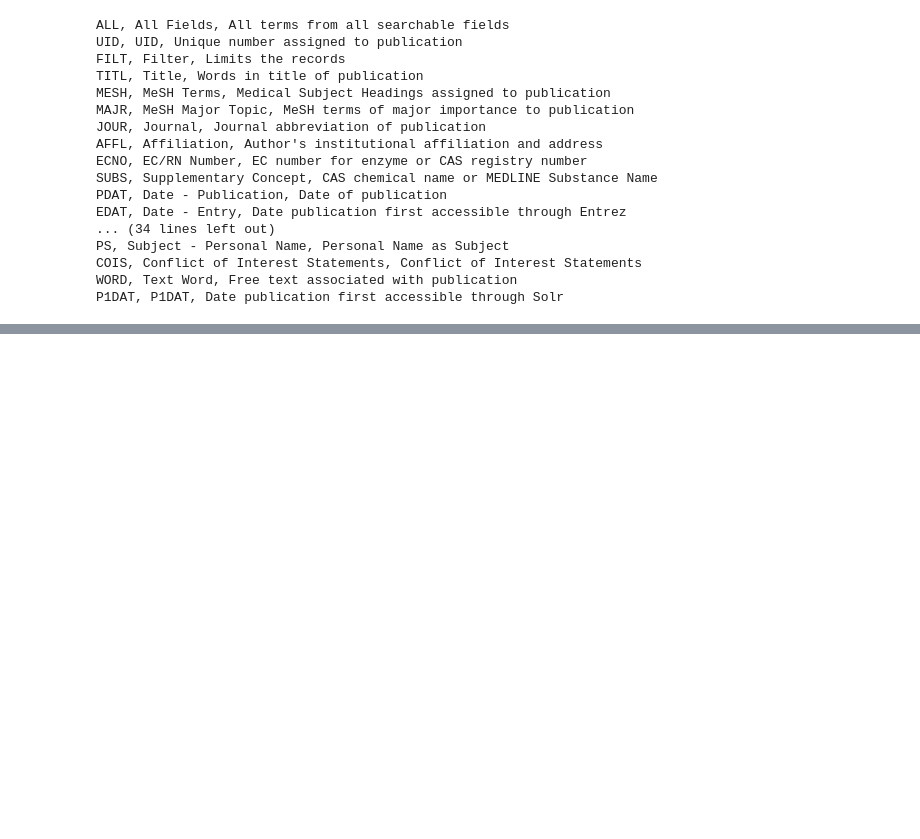
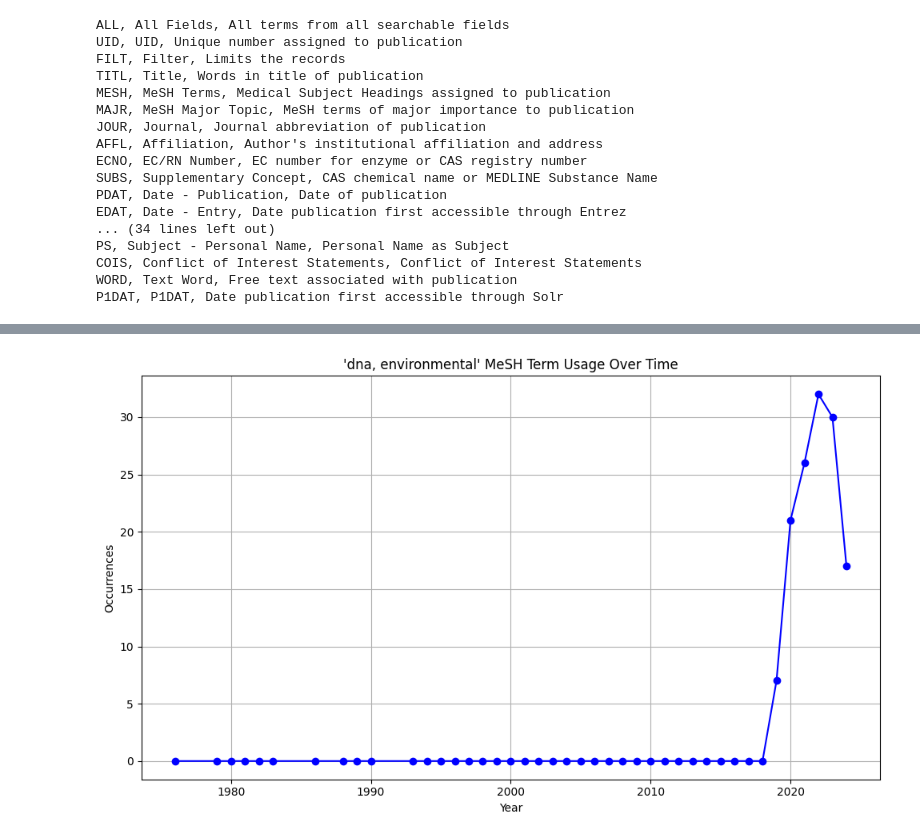
Before and after one commit to eDNAqua-Plan-project/european-aquatic-eDNA-landscape, a Jupyter notebook: LLM-eDNA-trend-analysis/trend-analysis.ipynb, the cells around one changed output, grey strips where cells are left out. Cells and saved outputs as stored; diff of their text form; code cells hidden in the pictures; blank space fills up the shorter version.

```diff
--- a/LLM-eDNA-trend-analysis/trend-analysis.ipynb
+++ b/LLM-eDNA-trend-analysis/trend-analysis.ipynb
@@ -481,0 +608,11 @@ P1DAT, P1DAT, Date publication first accessible through Solr
+# %%
+mesh_df['dna, environmental'].plot(figsize=(10, 6), marker='o', color='blue')
+plt.title("'dna, environmental' MeSH Term Usage Over Time")
+# Add all years to the x-axis
+plt.xlabel("Year")
+plt.ylabel("Occurrences")
+plt.grid(True)
+plt.tight_layout()
+plt.show()
+# %% [output]
+[figure, added]
```
Also changed, not shown: parts of 8 cells of this notebook, 2 other files.
